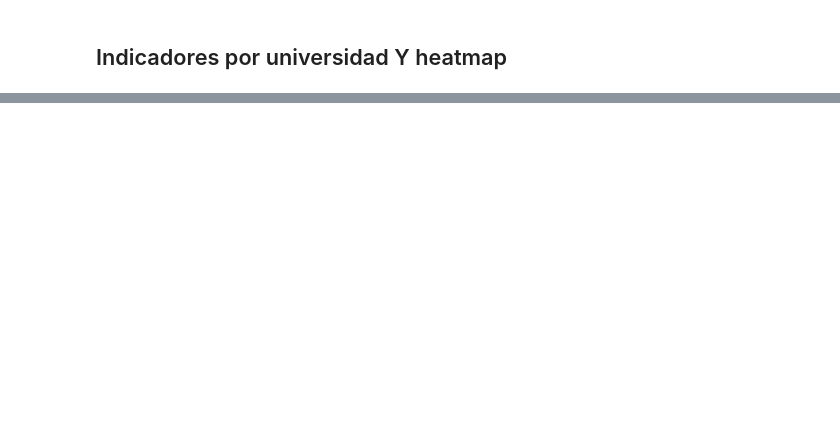
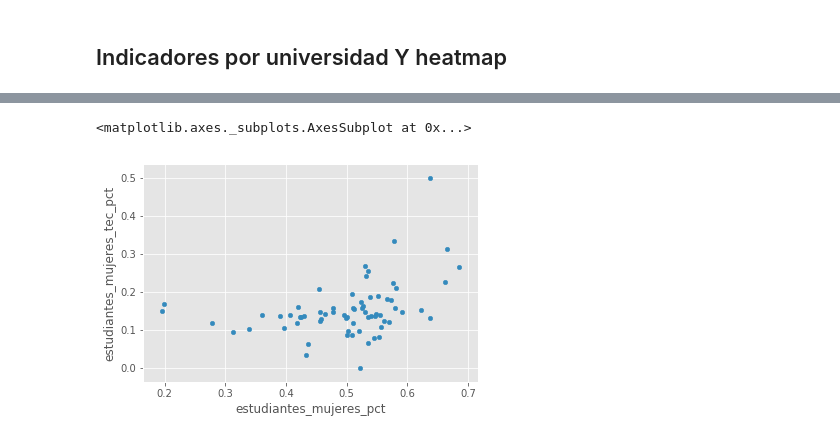
Before and after one commit to chicasentec/viz-carreras-nexjournal, a Jupyter notebook: visualizaciones-next-journal.ipynb, the cells around one changed output, grey strips where cells are left out. Drawn from its saved outputs; the diff is of its cells as text; code cells hidden in the pictures; blank space fills up the shorter version.

```diff
--- a/visualizaciones-next-journal.ipynb
+++ b/visualizaciones-next-journal.ipynb
@@ -314,0 +340,7 @@ generate_heat_marker_map(2016, 'Tecnologia', 'estudiantes_mujeres_pct')
+# %%
+df_universidades.plot(kind="scatter",
+                      x="estudiantes_mujeres_pct",
+                      y="estudiantes_mujeres_tec_pct")
+# %% [output]
+<matplotlib.axes._subplots.AxesSubplot at 0x...>
+[figure, added]
```
Also changed, not shown: parts of 9 cells of this notebook, 2 other files.
